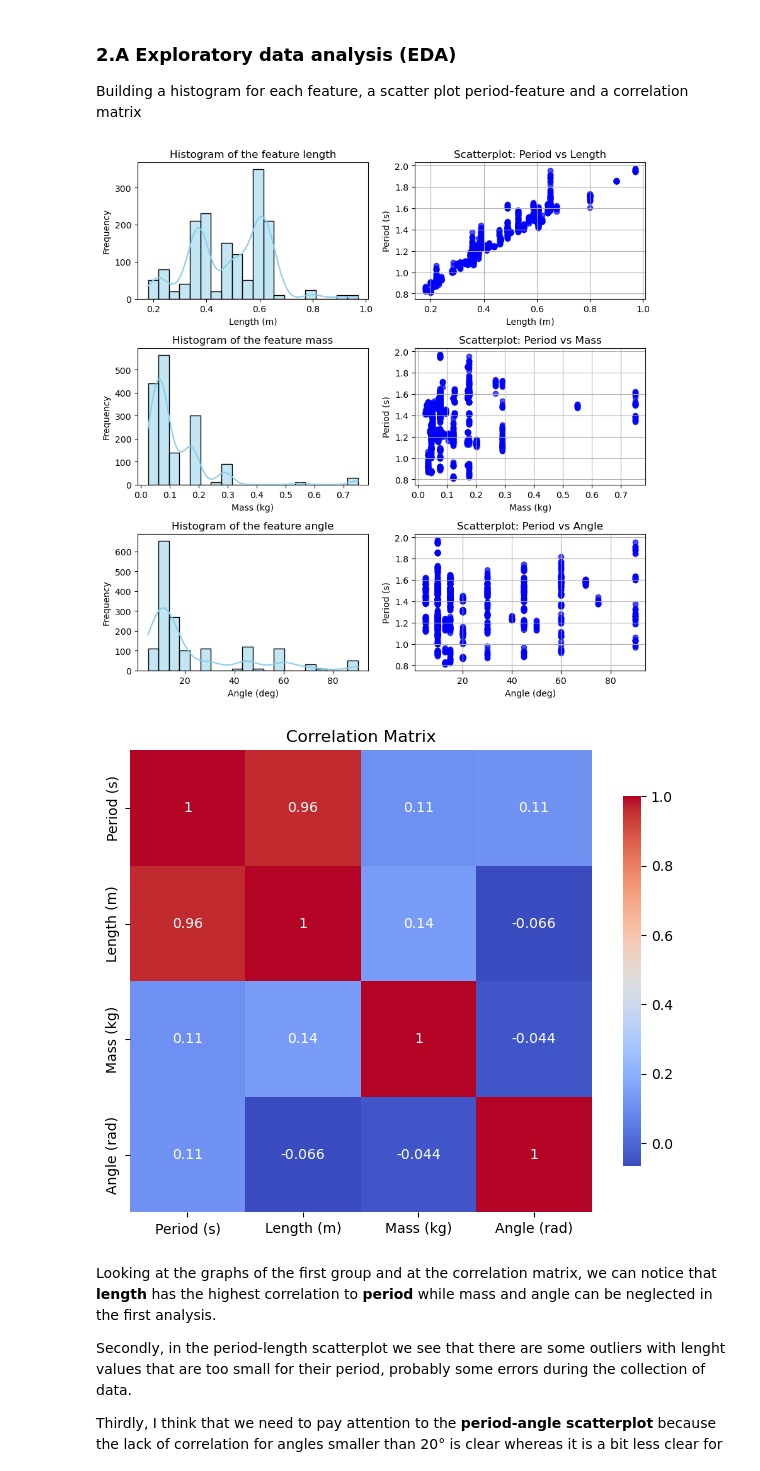
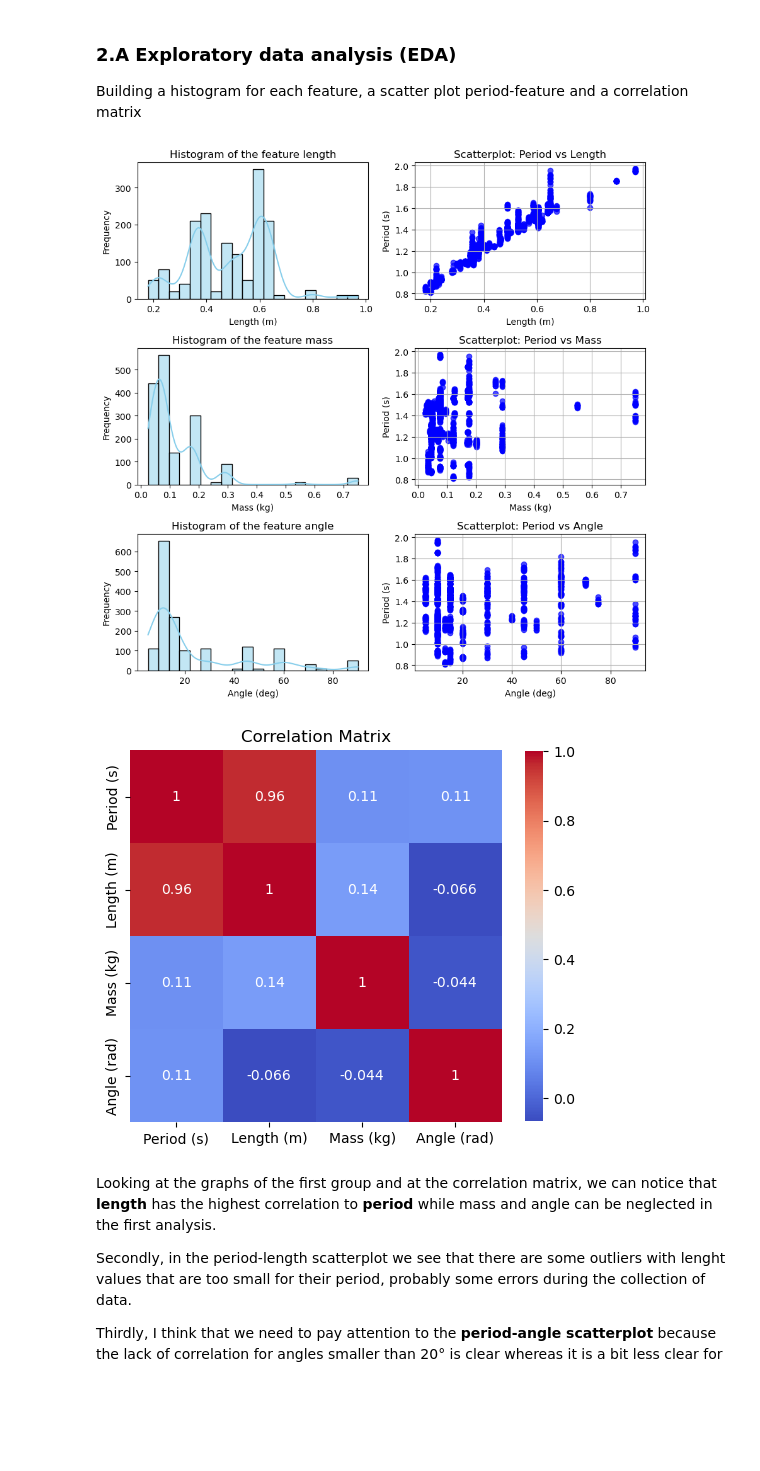
Before and after one commit to Giuseppe86-lab/Personal_Projects, a Jupyter notebook: Pendolo e ML/Pendulum_ML_Analysis.ipynb, the cells around one changed output. Drawn from its saved outputs; the diff is of its cells as text; code cells hidden in the pictures; blank space fills up the shorter version.

Commit message:
New graphs

```diff
--- a/Pendolo e ML/Pendulum_ML_Analysis.ipynb
+++ b/Pendolo e ML/Pendulum_ML_Analysis.ipynb
@@ -68,35 +68,35 @@ axes[1,1].set_xlabel('Mass (kg)')
 axes[1,1].set_ylabel('Period (s)')
 axes[1,1].set_title('Scatterplot: Period vs Mass')
 axes[1,1].grid(True)
 
 
 sns.histplot(df['Angle (deg)'], bins=20, kde=True, color='skyblue', ax=axes[2,0])
 axes[2,0].set_xlabel('Angle (deg)')
 axes[2,0].set_ylabel('Frequency')
 axes[2,0].set_title('Histogram of the feature angle')
 
 axes[2,1].scatter(df['Angle (deg)'], df['Period (s)'], color='b', alpha=0.7)
 axes[2,1].set_xlabel('Angle (deg)')
 axes[2,1].set_ylabel('Period (s)')
 axes[2,1].set_title('Scatterplot: Period vs Angle')
 axes[2,1].grid(True)
 
 
 plt.tight_layout()
 plt.show()
 
 
 # Evaluation Correlation Matrix
 correlation_matrix = df[['Period (s)', 'Length (m)', 'Mass (kg)', 'Angle (rad)']].corr()
 
 # Visualizzation of the correlation matrix with a heatmap
-plt.figure(figsize=(8, 6))
+plt.figure(figsize=(6, 6))
 sns.heatmap(correlation_matrix, annot=True, cmap='coolwarm', square=True, cbar_kws={"shrink": .8})
 plt.title("Correlation Matrix")
 plt.show()
 # %% [output]
 [figure]
-[figure, old version]
+[figure, new version]
 # %% [markdown]
 Looking at the graphs of the first group and at the correlation matrix, we can notice that **length** has the highest correlation to **period** while mass and angle can be neglected in the first analysis.
 
```
Also changed, not shown: parts of 2 cells of this notebook, 1 other file.
